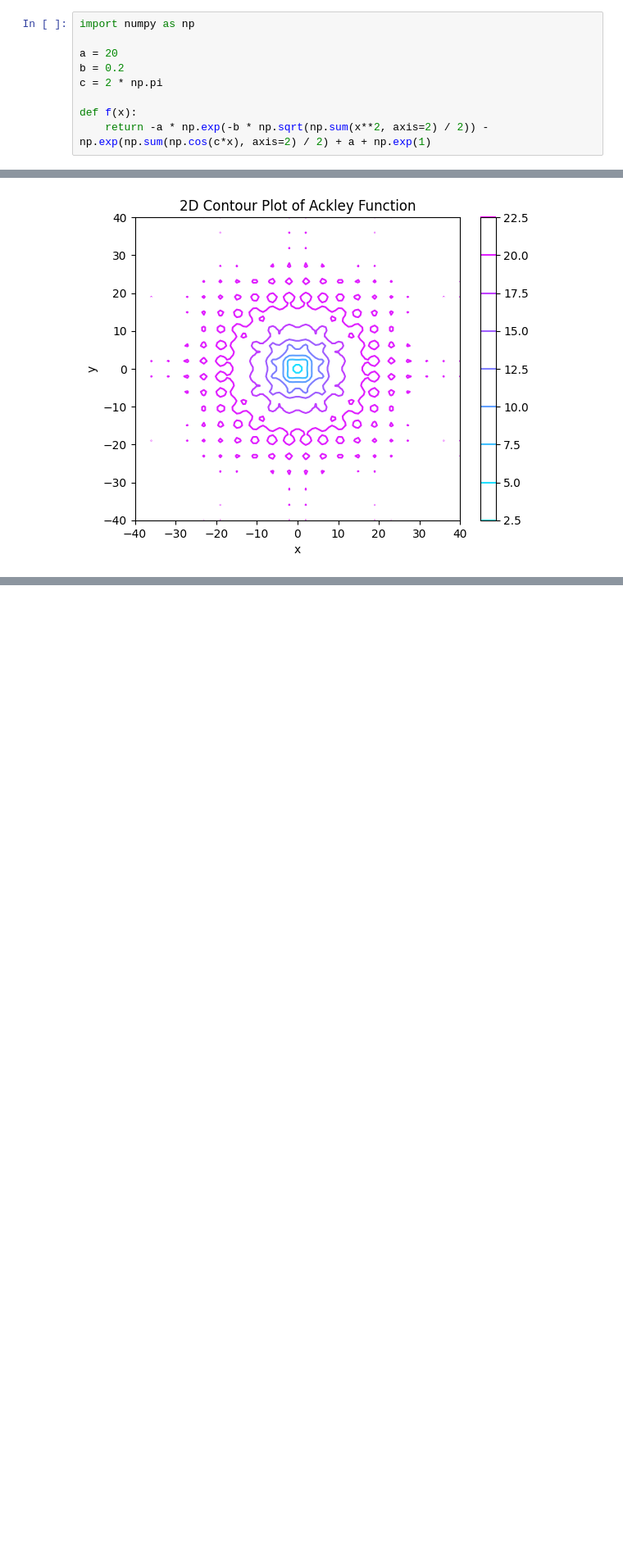
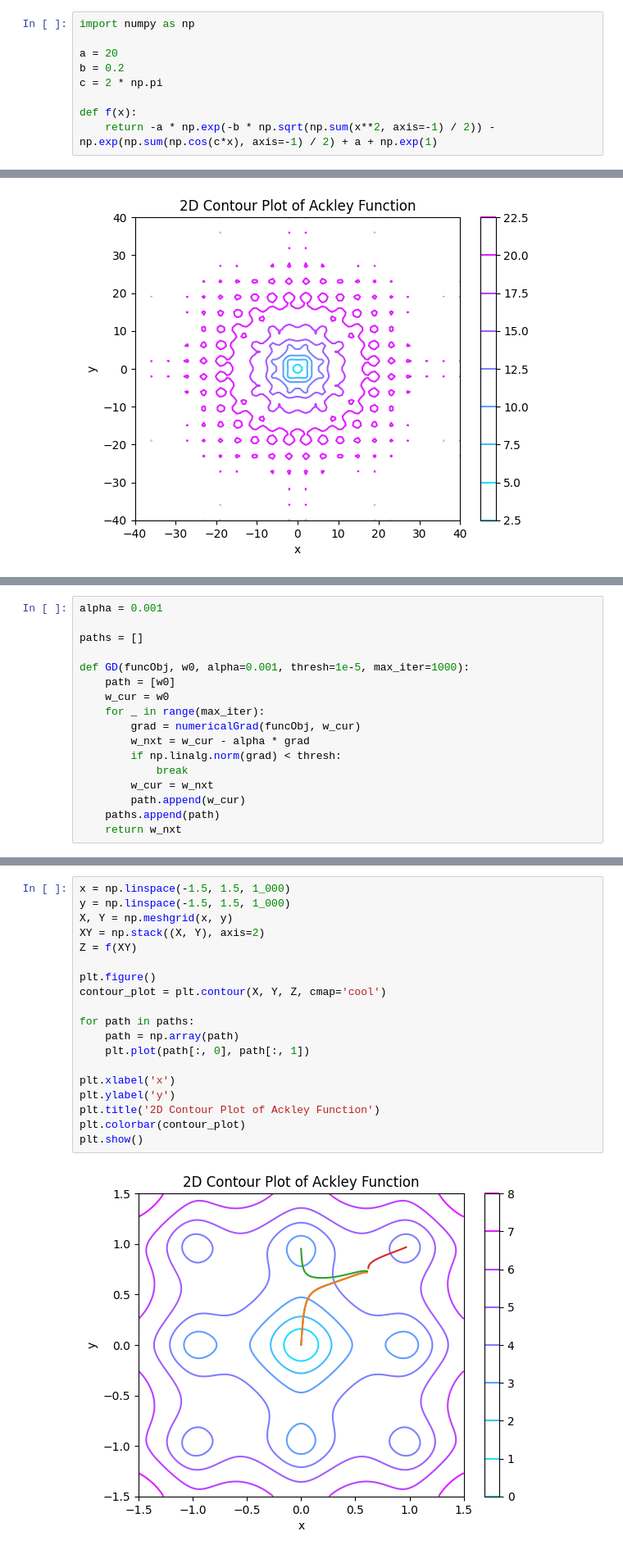
Before and after one commit to SiddharthYadav-v/DS401_Optimization_for_data_science, a Jupyter notebook: Assignment-2/solution.ipynb, the cells around one changed output, grey strips where cells are left out. Shown: that part at 82% size. Drawn from its saved outputs; the diff is of its cells as text; blank space fills up the shorter version.

```diff
--- a/Assignment-2/solution.ipynb
+++ b/Assignment-2/solution.ipynb
@@ -10,7 +10,7 @@ b = 0.2
 c = 2 * np.pi
 
 def f(x):
-    return -a * np.exp(-b * np.sqrt(np.sum(x**2, axis=2) / 2)) - np.exp(np.sum(np.cos(c*x), axis=2) / 2) + a + np.exp(1)
+    return -a * np.exp(-b * np.sqrt(np.sum(x**2, axis=-1) / 2)) - np.exp(np.sum(np.cos(c*x), axis=-1) / 2) + a + np.exp(1)
 # %%
 import matplotlib.pyplot as plt
 
@@ -69 +65,18 @@ def GD(funcObj, w0, thresh=0.1):
+# %%
+alpha = 0.001
+
+paths = []
+
+def GD(funcObj, w0, alpha=0.001, thresh=1e-5, max_iter=1000):
+    path = [w0]
+    w_cur = w0
+    for _ in range(max_iter):
+        grad = numericalGrad(funcObj, w_cur)
+        w_nxt = w_cur - alpha * grad
+        if np.linalg.norm(grad) < thresh:
+            break
+        w_cur = w_nxt
+        path.append(w_cur)
+    paths.append(path)
+    return w_nxt
 # %%
@@ -77,0 +88,21 @@ AxisError: axis 2 is out of bounds for array of dimension 1
+# %%
+x = np.linspace(-1.5, 1.5, 1_000)
+y = np.linspace(-1.5, 1.5, 1_000)
+X, Y = np.meshgrid(x, y)
+XY = np.stack((X, Y), axis=2)
+Z = f(XY)
+
+plt.figure()
+contour_plot = plt.contour(X, Y, Z, cmap='cool')
+
+for path in paths:
+    path = np.array(path)
+    plt.plot(path[:, 0], path[:, 1])
+
+plt.xlabel('x')
+plt.ylabel('y')
+plt.title('2D Contour Plot of Ackley Function')
+plt.colorbar(contour_plot)
+plt.show()
+# %% [output]
+[figure, added]
```
Also changed, not shown: parts of 2 cells of this notebook.
